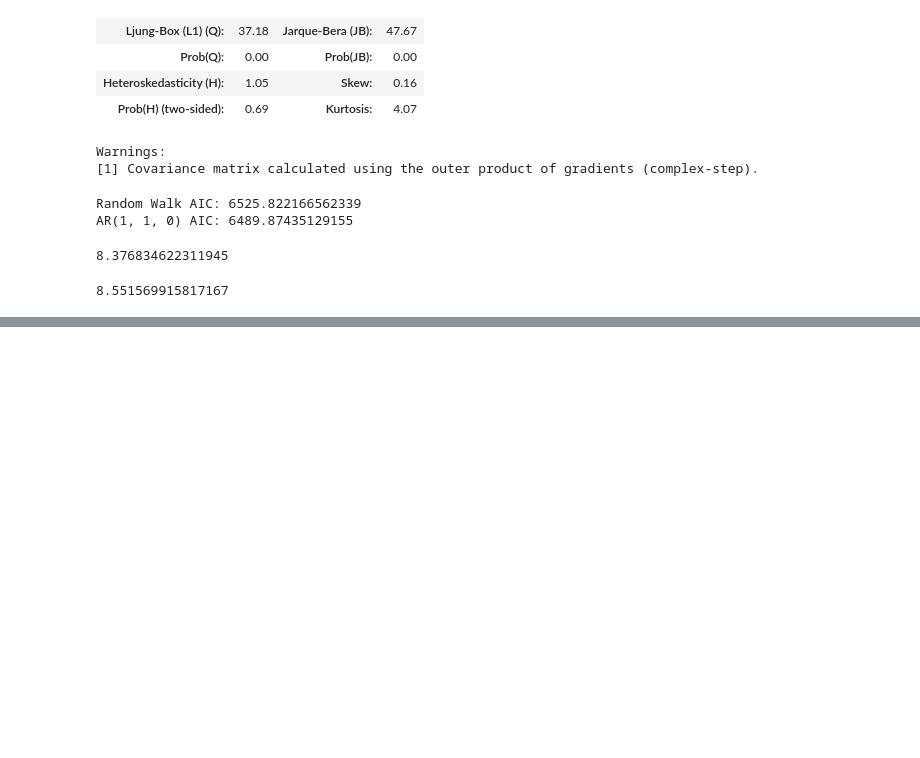
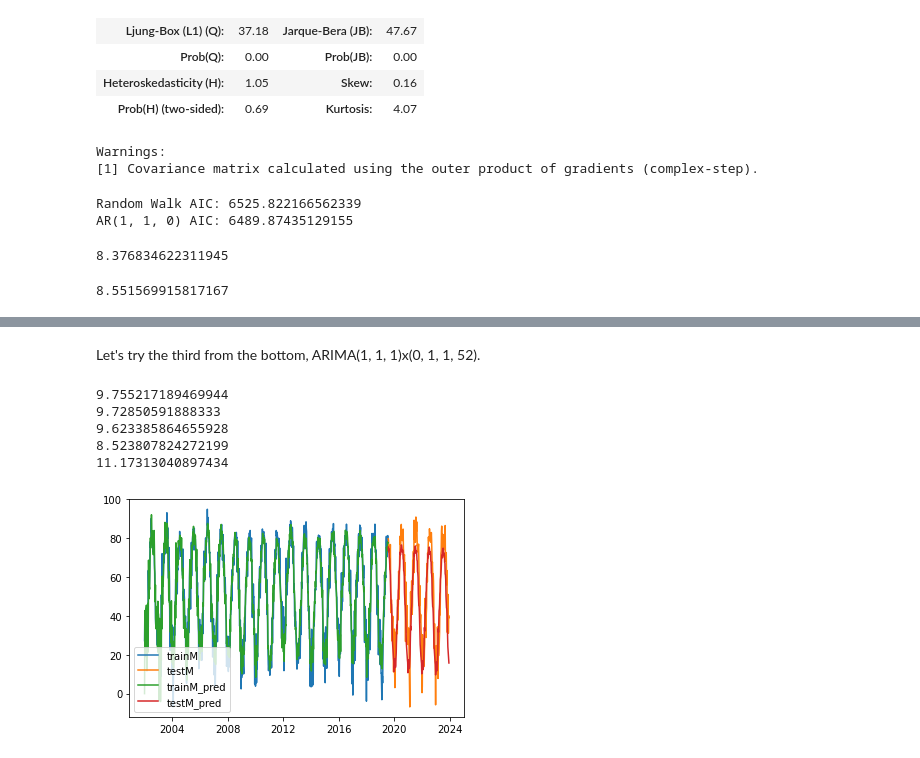
Before and after one commit to jbaumgit/Time-Series-Weather-Forcast-for-Corn-Growth-Degree-Days-in-ND, a Jupyter notebook: EDA_notebook.ipynb, the cells around one changed output, grey strips where cells are left out. Saved outputs shown, nothing was run; the diff lists cells and outputs as text; code cells hidden in the pictures; blank space fills up the shorter version.

Commit message:
SARIMA tuned and modeled for Max Temps

```diff
--- a/EDA_notebook.ipynb
+++ b/EDA_notebook.ipynb
@@ -705,0 +776,8 @@ np.sqrt(mean_squared_error(trainm, y_hat_rw))
+# %% [markdown]
+Let's try the third from the bottom, ARIMA(1, 1, 1)x(0, 1, 1, 52).
+# %%
+sari_mod =SARIMAX(trainM,
+                  order=(1, 1, 1),
+                  seasonal_order=(0, 1, 1, 52),
+                  enforce_stationarity=False,
+                  enforce_invertibility=False).fit()
@@ -705,0 +787,29 @@ np.sqrt(mean_squared_error(trainm, y_hat_rw))
+# %%
+for train_ind, val_ind in split.split(train_with_ind):
+    sarimax = SARIMAX(endog=train_with_ind.iloc[train_ind, -1],
+                      order=(1, 1, 1),
+                      seasonal_order=(0, 1, 1, 52),
+                      enforce_stationarity=False,
+                      enforce_invertibility=False).fit()
+    preds = sarimax.predict(typ='levels', start=val_ind[0], end=val_ind[-1])
+    true = train_with_ind.iloc[val_ind, -1]
+    print(np.sqrt(mean_squared_error(true, preds)))
+# %% [output]
+9.755217189469944
+9.72850591888333
+9.623385864655928
+8.523807824272199
+11.17313040897434
+# %%
+y_hat_trainM = sari_mod.predict(typ='levels')
+y_hat_testM = sari_mod.predict(start=testM.index[0], end=testM.index[-1],typ='levels')
+
+fig, ax = plt.subplots()
+ax.plot(trainM, label='trainM')
+ax.plot(testM, label='testM')
+ax.plot(y_hat_trainM, label='trainM_pred')
+ax.plot(y_hat_testM, label='testM_pred')
+
+plt.legend();
+# %% [output]
+[figure, added]
```
Also changed, not shown: parts of 14 cells of this notebook.
